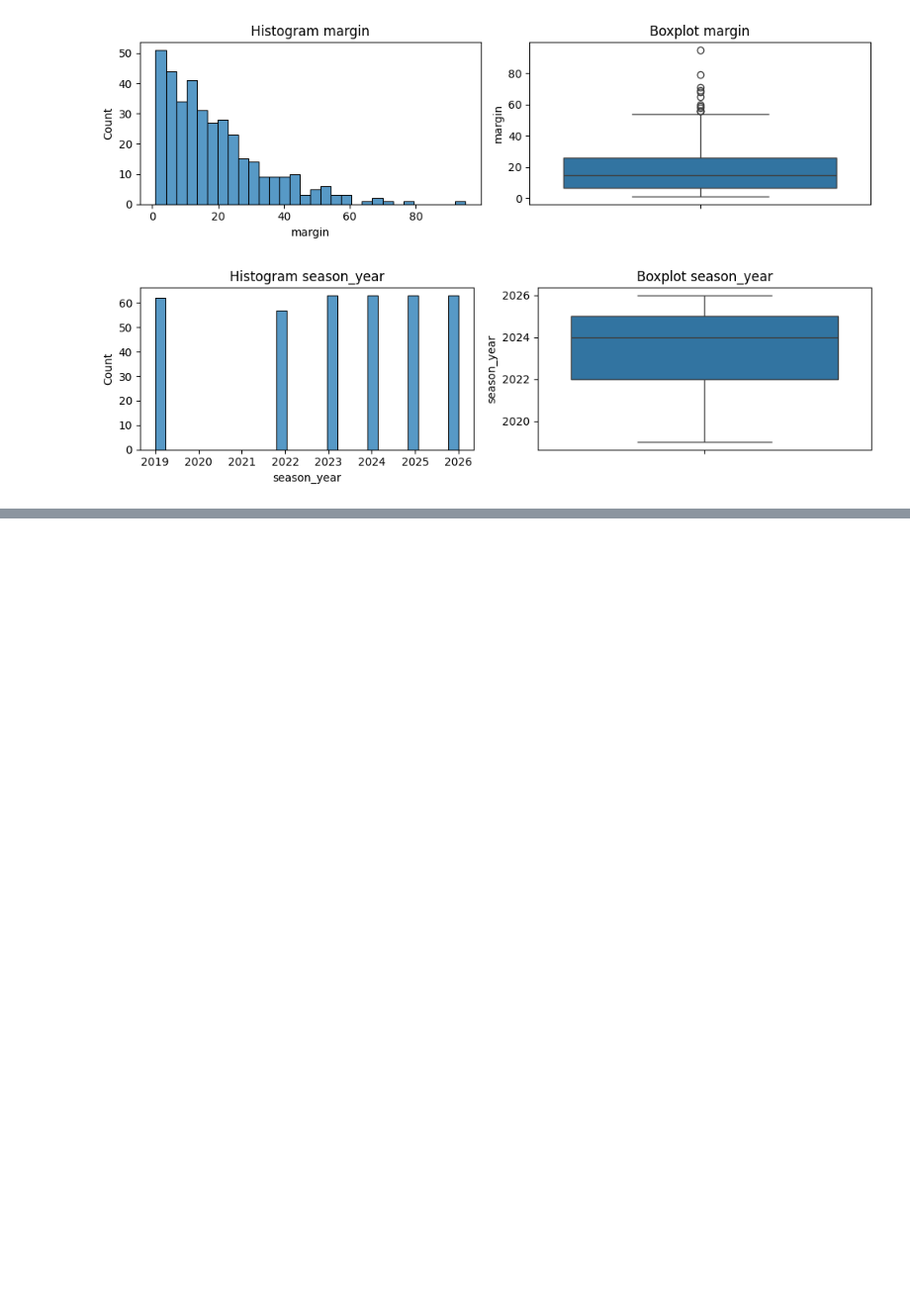
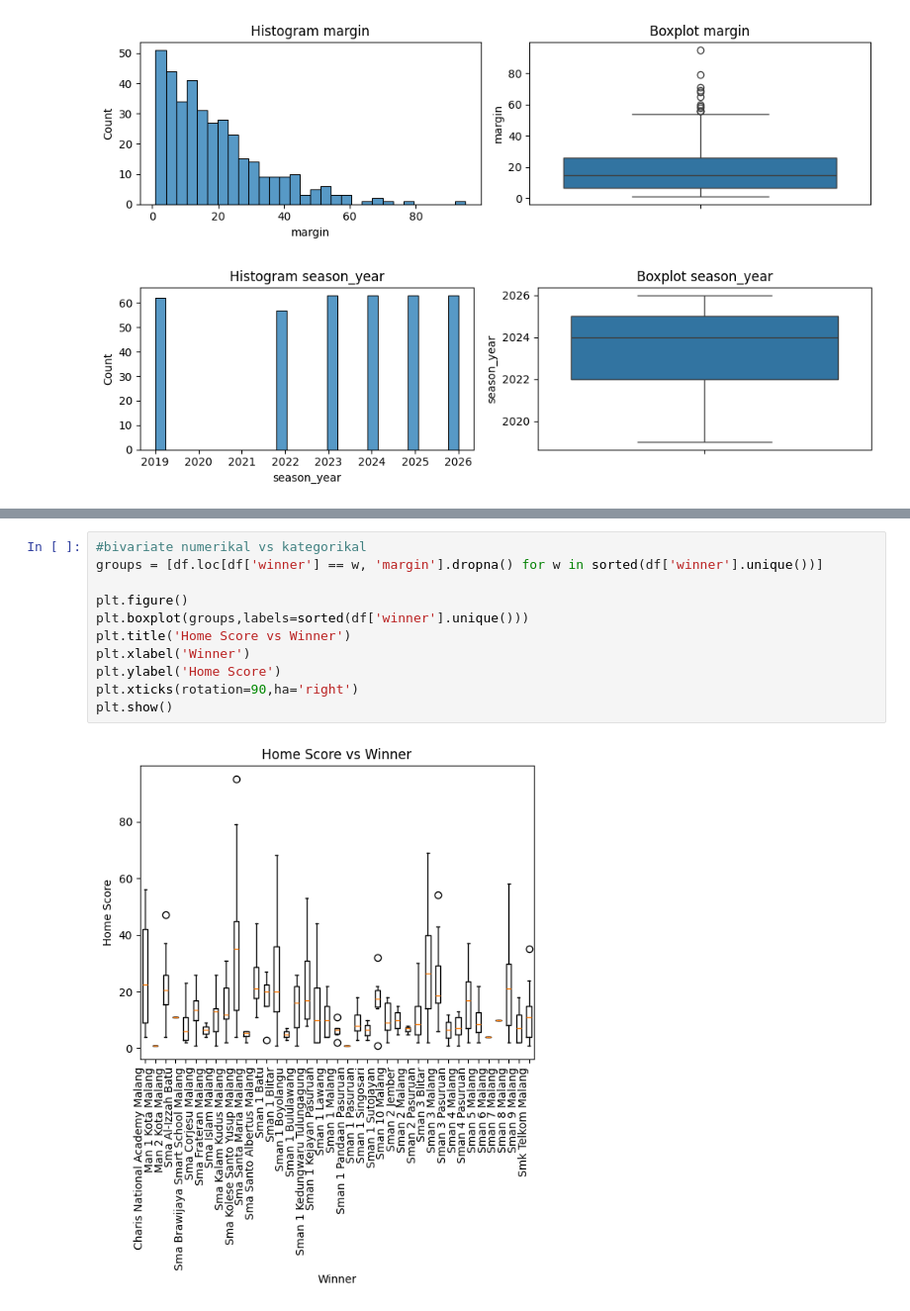
Before and after one commit to RAFAELSFIX10SMBR/datascience-portofolio, a Jupyter notebook: DBL_Predictor.ipynb, the cells around one changed output, grey strips where cells are left out. Shown at 99% size. Saved outputs shown, nothing was run; the diff lists cells and outputs as text; blank space fills up the shorter version.

```diff
--- a/DBL_Predictor.ipynb
+++ b/DBL_Predictor.ipynb
@@ -364,0 +397,13 @@ for col in num_cols:
+# %%
+#bivariate numerikal vs kategorikal
+groups = [df.loc[df['winner'] == w, 'margin'].dropna() for w in sorted(df['winner'].unique())]
+
+plt.figure()
+plt.boxplot(groups,labels=sorted(df['winner'].unique()))
+plt.title('Home Score vs Winner')
+plt.xlabel('Winner')
+plt.ylabel('Home Score')
+plt.xticks(rotation=90,ha='right')
+plt.show()
+# %% [output]
+[figure, added]
```
Also changed, not shown: parts of 4 cells of this notebook.
